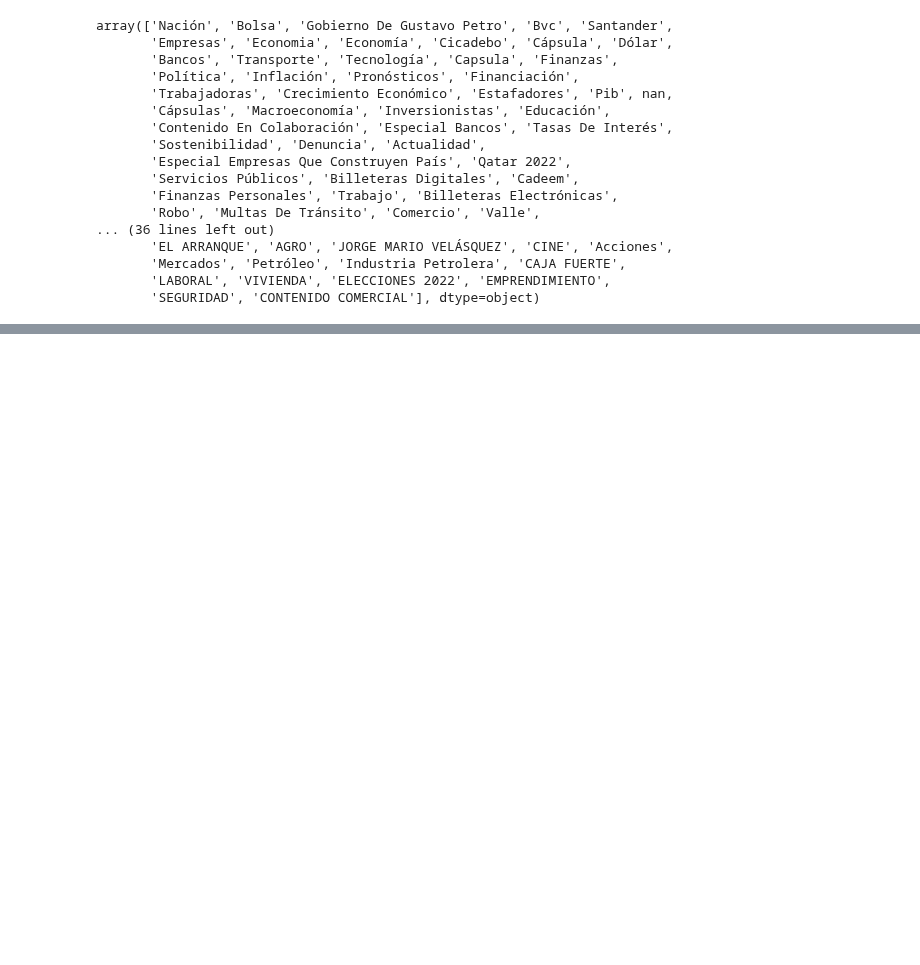
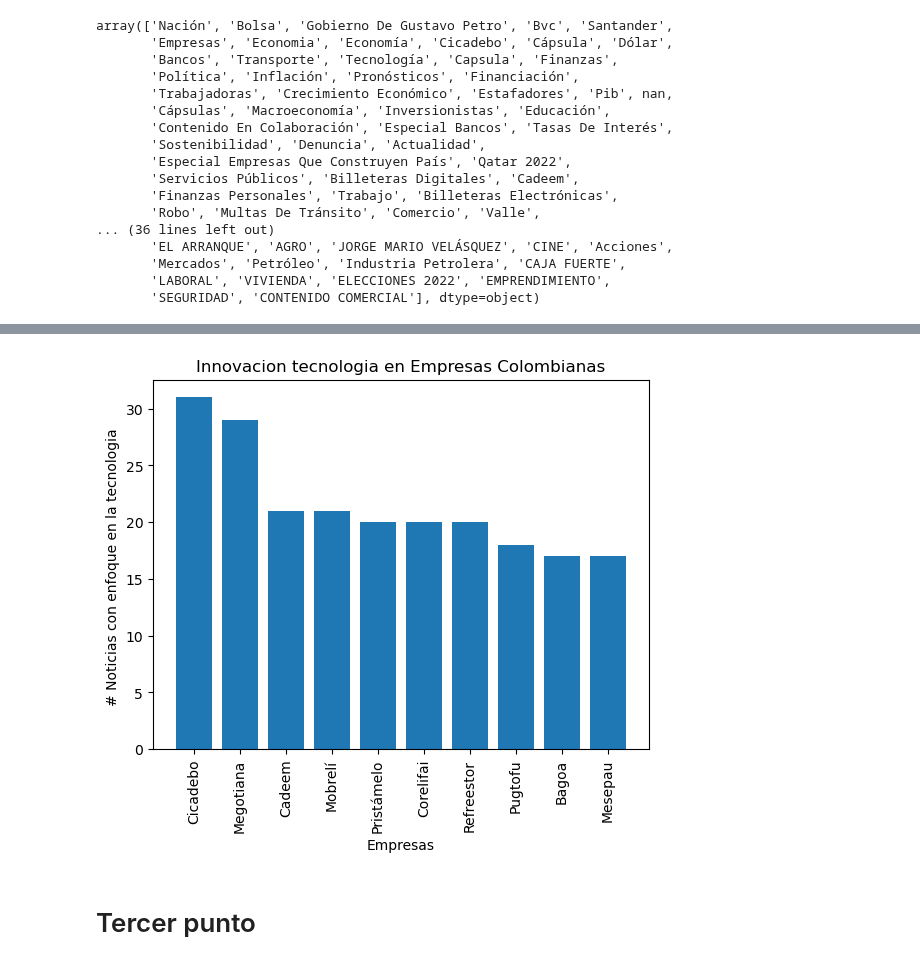
Before and after one commit to 0Ellias0/accenture_study_case, a Jupyter notebook: solution.ipynb, the cells around one changed output, grey strips where cells are left out. Saved outputs shown, nothing was run; the diff lists cells and outputs as text; code cells hidden in the pictures; blank space fills up the shorter version.

```diff
--- a/solution.ipynb
+++ b/solution.ipynb
@@ -99,0 +163,15 @@ df['Tema'].value_counts(['CINE Y TV','Mercados'])
+# %%
+# Top 10 empresas mas innovadores en tecnologio
+
+# numero de noticias realacionadas con tecnologia por cada empresa - grafico de barras
+
+plt.bar(df_tech.index[:10], df_tech.values[:10])
+plt.xlabel('Empresas')
+plt.ylabel('# Noticias con enfoque en la tecnologia ')
+plt.title('Innovacion tecnologia en Empresas Colombianas')
+plt.xticks(rotation=90)
+plt.show()
+# %% [output]
+[figure, added]
+# %% [markdown]
+# Tercer punto
```
Also changed, not shown: parts of 20 cells of this notebook.
